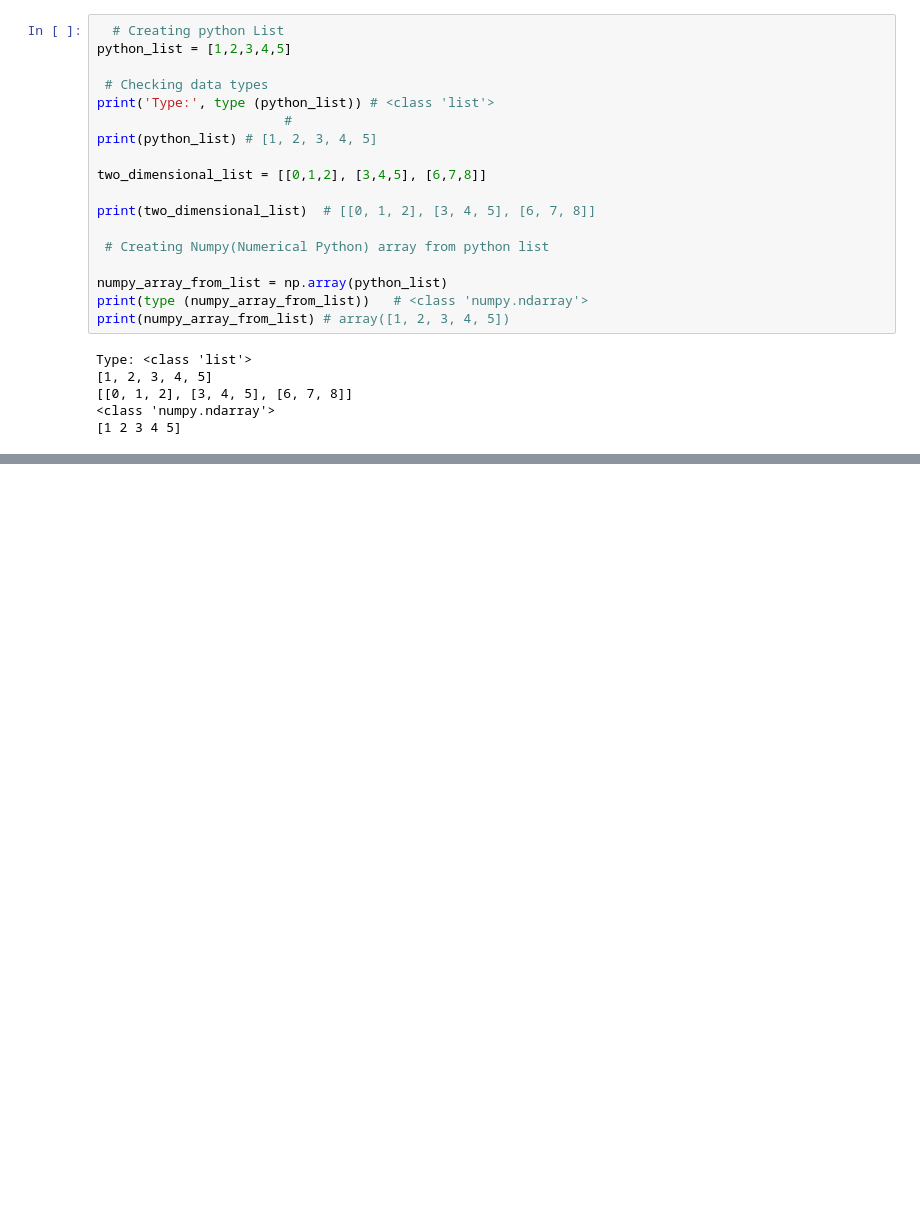
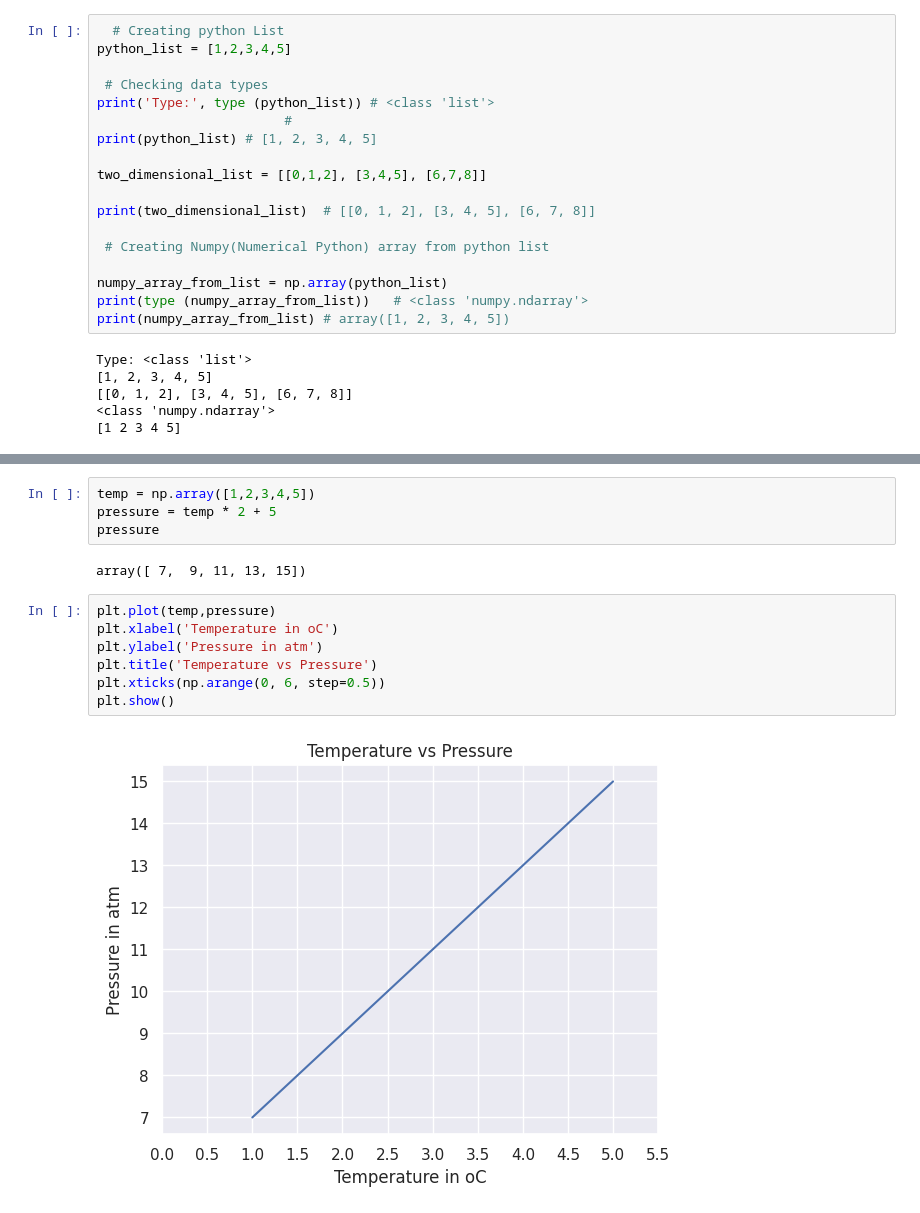
Before and after one commit to zeerau/ArewaDS-30days-of-Python, a Jupyter notebook: day_024/statistics.ipynb, the cells around one changed output, grey strips where cells are left out. Drawn from its saved outputs; the diff is of its cells as text; blank space fills up the shorter version.

```diff
--- a/day_024/statistics.ipynb
+++ b/day_024/statistics.ipynb
@@ -34,0 +140,15 @@ Type: <class 'list'>
+# %%
+temp = np.array([1,2,3,4,5])
+pressure = temp * 2 + 5
+pressure
+# %% [output]
+array([ 7,  9, 11, 13, 15])
+# %%
+plt.plot(temp,pressure)
+plt.xlabel('Temperature in oC')
+plt.ylabel('Pressure in atm')
+plt.title('Temperature vs Pressure')
+plt.xticks(np.arange(0, 6, step=0.5))
+plt.show()
+# %% [output]
+[figure, added]
```
Also changed, not shown: parts of 12 cells of this notebook, 1 other file.
